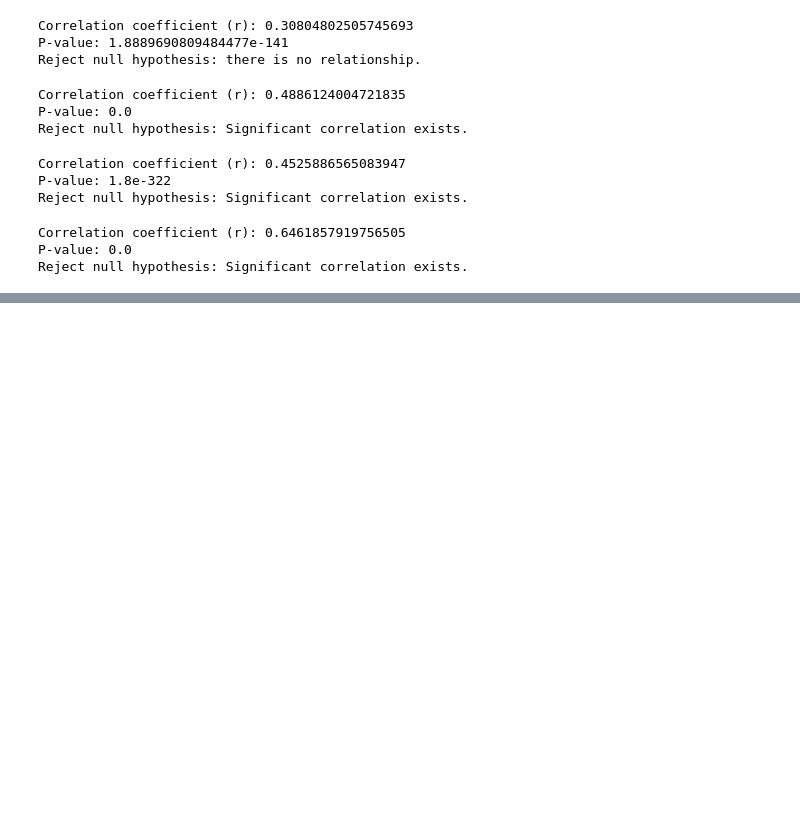
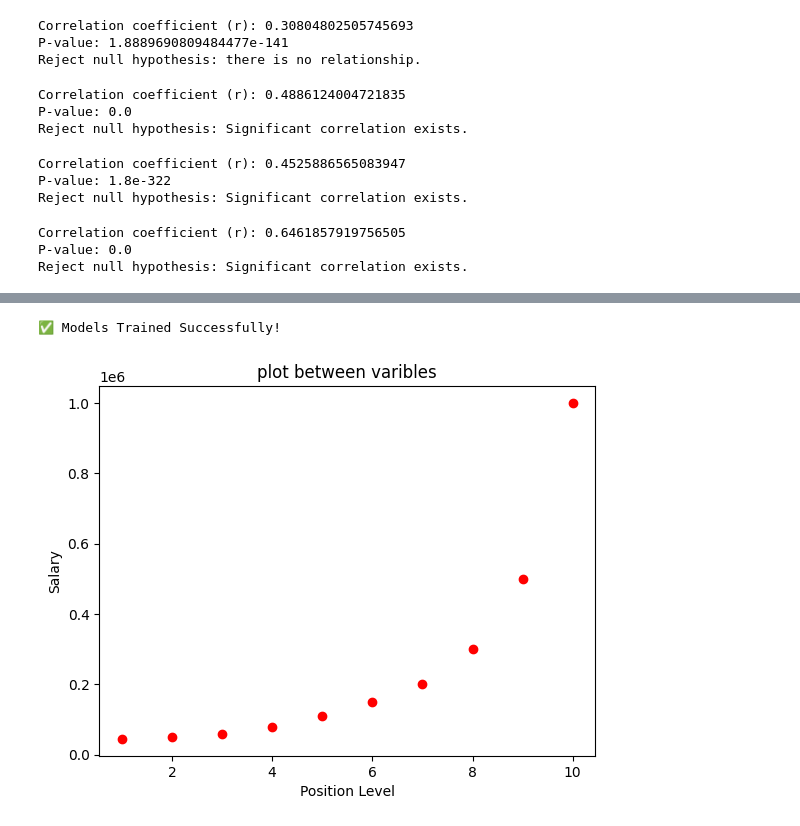
Before and after one commit to AnveshAnnepaga/AI_DS, a Jupyter notebook: categorical_vs_numerical.ipynb, the cells around one changed output, grey strips where cells are left out. Cells and saved outputs as stored; diff of their text form; code cells hidden in the pictures; blank space fills up the shorter version.

```diff
--- a/categorical_vs_numerical.ipynb
+++ b/categorical_vs_numerical.ipynb
@@ -966,0 +1504,9 @@ Reject null hypothesis: Significant correlation exists.
+# %%
+path = '/content/drive/MyDrive/Position_Salaries.csv'
+dataset = pd.read_csv(path)
+
+X = dataset.iloc[:, 1:-1].values
+y = dataset.iloc[:, -1].values
+
+print("X shape:", X.shape)
+print("y shape:", y.shape)
@@ -966,0 +1525,24 @@ Reject null hypothesis: Significant correlation exists.
+# %%
+# Training the Linear Regression model on the whole dataset
+from sklearn.linear_model import LinearRegression
+lin_reg = LinearRegression()
+lin_reg.fit(X, y)
+
+# Training the Polynomial Regression model on the whole dataset
+from sklearn.preprocessing import PolynomialFeatures
+poly_reg = PolynomialFeatures(degree = 4)
+X_poly = poly_reg.fit_transform(X)
+lin_reg_2 = LinearRegression()
+lin_reg_2.fit(X_poly, y)
+
+print("✅ Models Trained Successfully!")
+# %% [output]
+✅ Models Trained Successfully!
+# %%
+plt.scatter(X,y,color="red")
+plt.title("plot between varibles")
+plt.xlabel("Position Level")
+plt.ylabel("Salary")
+plt.show()
+# %% [output]
+[figure, added]
```
Also changed, not shown: parts of 61 cells of this notebook.
